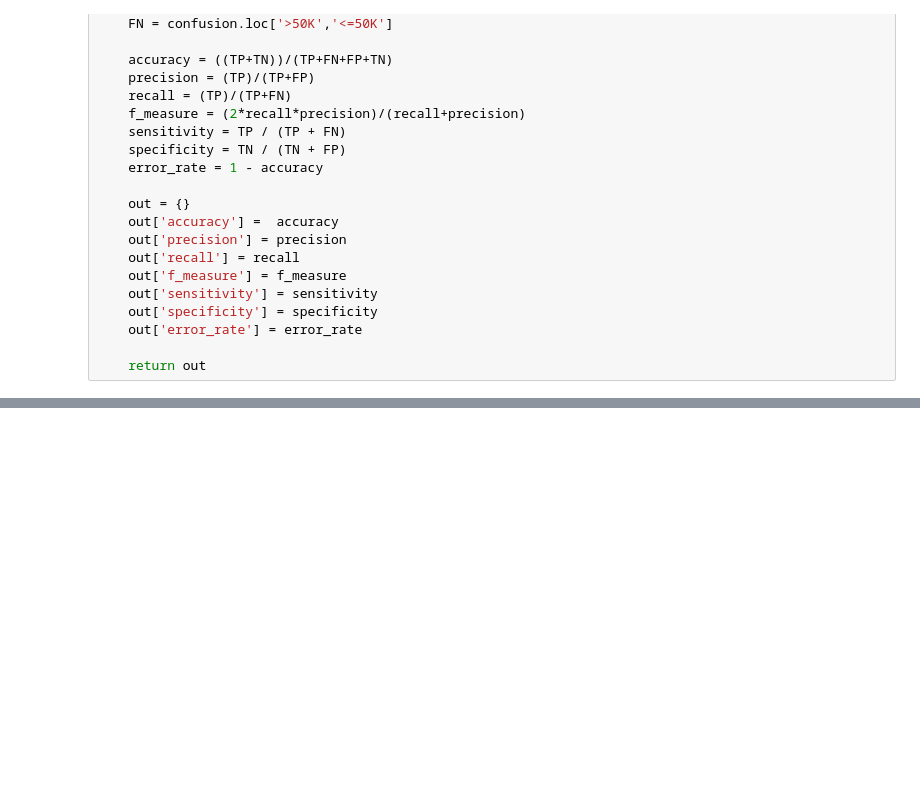
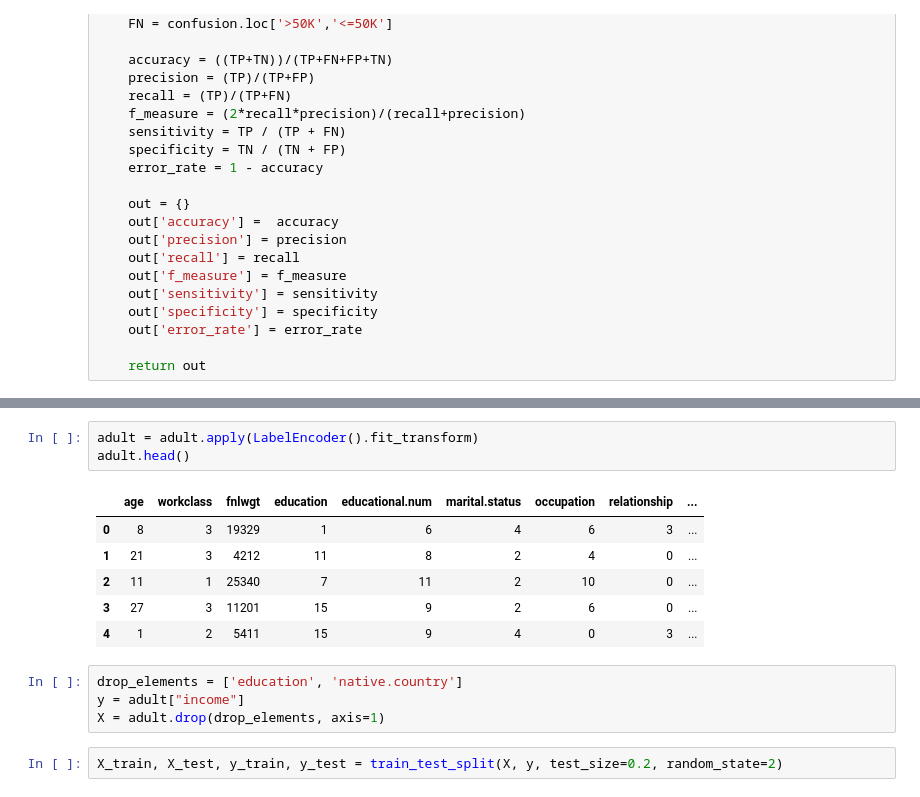
Before and after one commit to Patcast/IncomeAdultClassification, a Jupyter notebook: LogisticRegression.ipynb, the cells around one changed output, grey strips where cells are left out. Saved outputs shown, nothing was run; the diff lists cells and outputs as text; blank space fills up the shorter version.

```diff
--- a/LogisticRegression.ipynb
+++ b/LogisticRegression.ipynb
@@ -606,0 +614,16 @@ Logistic Regression : 85.05 percent.
+# %%
+adult = adult.apply(LabelEncoder().fit_transform)
+adult.head()
+# %% [output]
+|  | age | workclass | fnlwgt | education | educational.num | marital.status | occupation | relationship | ... |
+| 0 | 8 | 3 | 19329 | 1 | 6 | 4 | 6 | 3 | ... |
+| 1 | 21 | 3 | 4212 | 11 | 8 | 2 | 4 | 0 | ... |
+| 2 | 11 | 1 | 25340 | 7 | 11 | 2 | 10 | 0 | ... |
+| 3 | 27 | 3 | 11201 | 15 | 9 | 2 | 6 | 0 | ... |
+| 4 | 1 | 2 | 5411 | 15 | 9 | 4 | 0 | 3 | ... |
+# %%
+drop_elements = ['education', 'native.country']
+y = adult["income"]
+X = adult.drop(drop_elements, axis=1)
+# %%
+X_train, X_test, y_train, y_test = train_test_split(X, y, test_size=0.2, random_state=2)
```
Also changed, not shown: parts of 15 cells of this notebook.
